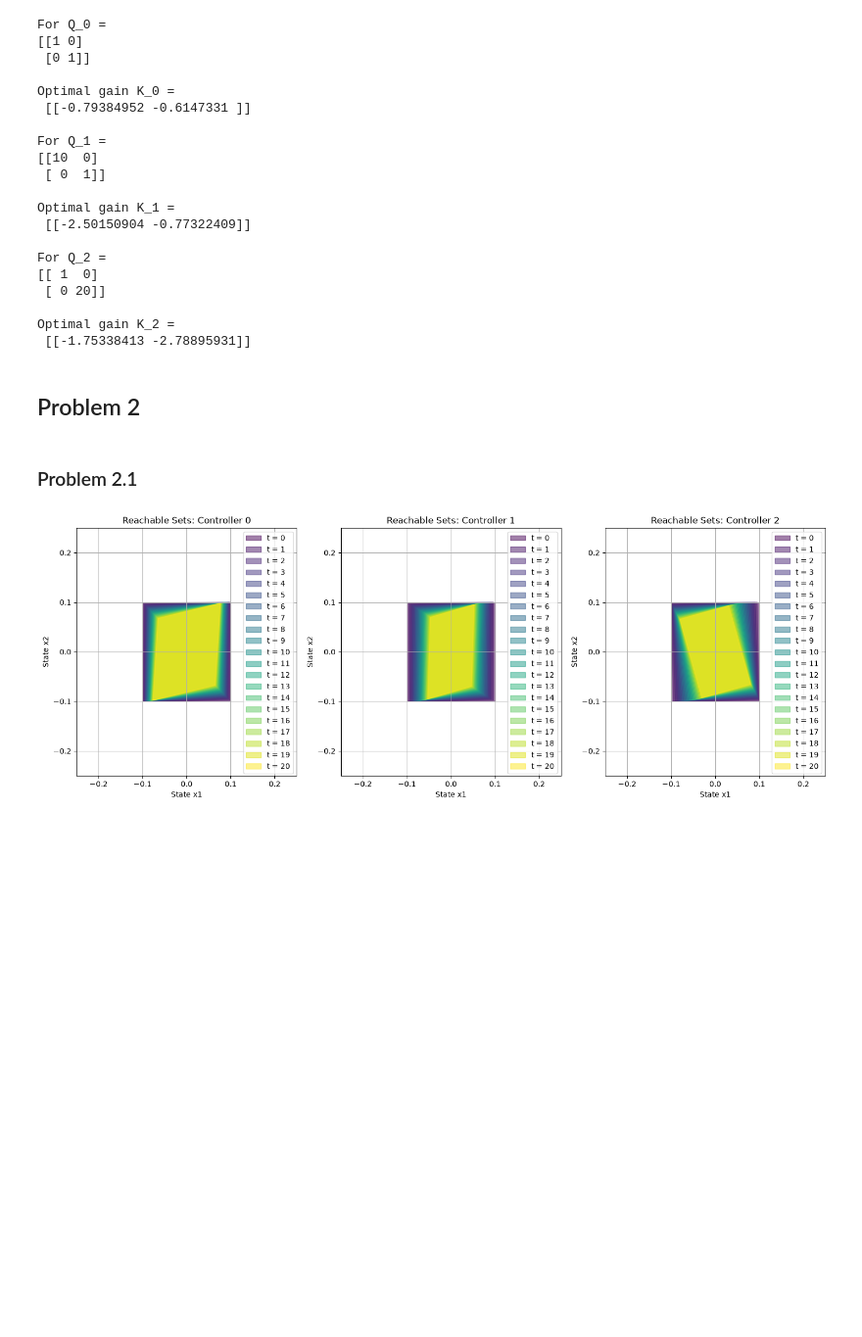
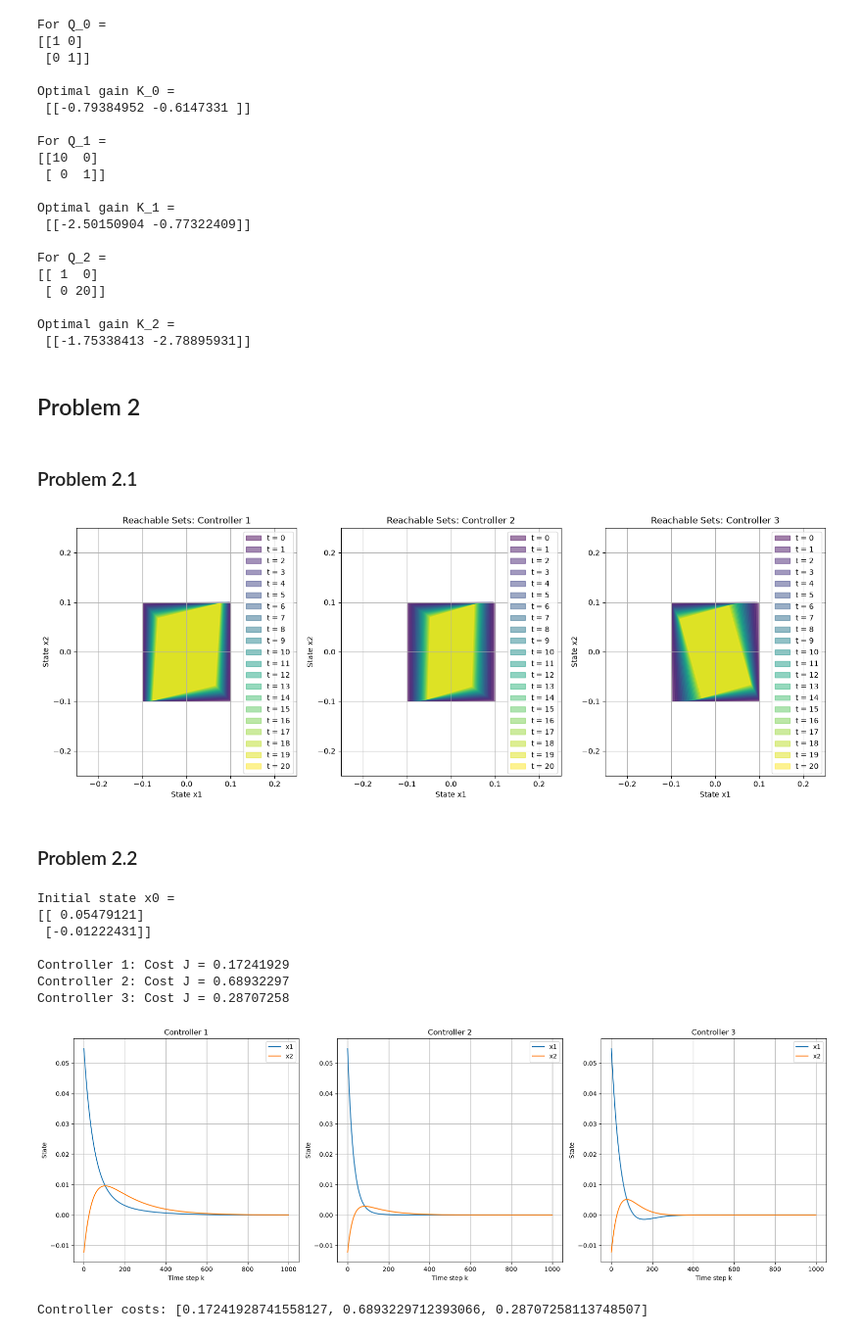
Before and after one commit to sifatMoonjerin/CS-591-Trustworthy-Autonomy, a Jupyter notebook: assignment_3/assignment_3.ipynb, the cells around one changed output. Shown at 98% size. Saved outputs shown, nothing was run; the diff lists cells and outputs as text; code cells hidden in the pictures; blank space fills up the shorter version.

Commit message:
problem 2.2

```diff
--- a/assignment_3/assignment_3.ipynb
+++ b/assignment_3/assignment_3.ipynb
@@ -161,7 +161,7 @@ for i, Q in enumerate(Q_list):
     ax.set_xlim(x_min - 0.15, x_max + 0.15)
     ax.set_ylim(y_min - 0.15, y_max + 0.15)
 
-    ax.set_title(f"Reachable Sets: Controller {i}")
+    ax.set_title(f"Reachable Sets: Controller {i + 1}")
     ax.set_xlabel("State x1")
     ax.set_ylabel("State x2")
     ax.legend()
@@ -171,3 +171,77 @@ for i, Q in enumerate(Q_list):
 plt.show()
 # %% [output]
 [figure]
+# %% [markdown]
+### Problem 2.2
+# %%
+trajectories = []
+controller_costs = []
+
+fig, axes = plt.subplots(1, 3, figsize=(18, 6))
+
+rng = np.random.default_rng(seed=42)
+x0 = rng.uniform(x_initial[:, 0], x_initial[:, 1]).reshape(2, 1)
+
+print(f"Initial state x0 =\n{x0}\n")
+
+T = 1000
+
+for i, Q in enumerate(Q_list):
+    K_dlqr, _, _ = ct.dlqr(Ad, Bd, Q, R)
+
+    K = -K_dlqr
+
+    x_trajectory = np.zeros((T + 1, 2, 1))
+    u_trajectory = np.zeros((T, 1, 1))
+
+
+
+    x_trajectory[0] = x0
+    J = 0
+
+    for k in range(T):
+        x_k = x_trajectory[k]
+        u_k = K @ x_k
+
+        u_trajectory[k] = u_k
+
+        x_trajectory[k + 1] = Ad @ x_k + Bd @ u_k
+
+        cur_cost = x_k.T @ Q @ x_k + u_k.T @ R @ u_k
+        J += cur_cost.item()
+
+    trajectories.append((x_trajectory))
+    controller_costs.append(J)
+
+    axes[i].plot(
+        range(T + 1),
+        x_trajectory[:, 0, 0],
+        label="x1"
+    )
+    axes[i].plot(
+        range(T + 1),
+        x_trajectory[:, 1, 0],
+        label="x2"
+    )
+    axes[i].set_title(f"Controller {i + 1}")
+    axes[i].set_xlabel("Time step k")
+    axes[i].set_ylabel("State")
+    axes[i].grid(True)
+    axes[i].legend()
+
+    print(f"Controller {i + 1}: Cost J = {J:.8f}")
+
+plt.tight_layout()
+plt.show()
+
+print("Controller costs:", controller_costs)
+# %% [output]
+Initial state x0 =
+[[ 0.05479121]
+ [-0.01222431]]
+
+Controller 1: Cost J = 0.17241929
+Controller 2: Cost J = 0.68932297
+Controller 3: Cost J = 0.28707258
+[figure, added]
+Controller costs: [0.17241928741558127, 0.6893229712393066, 0.28707258113748507]
```
